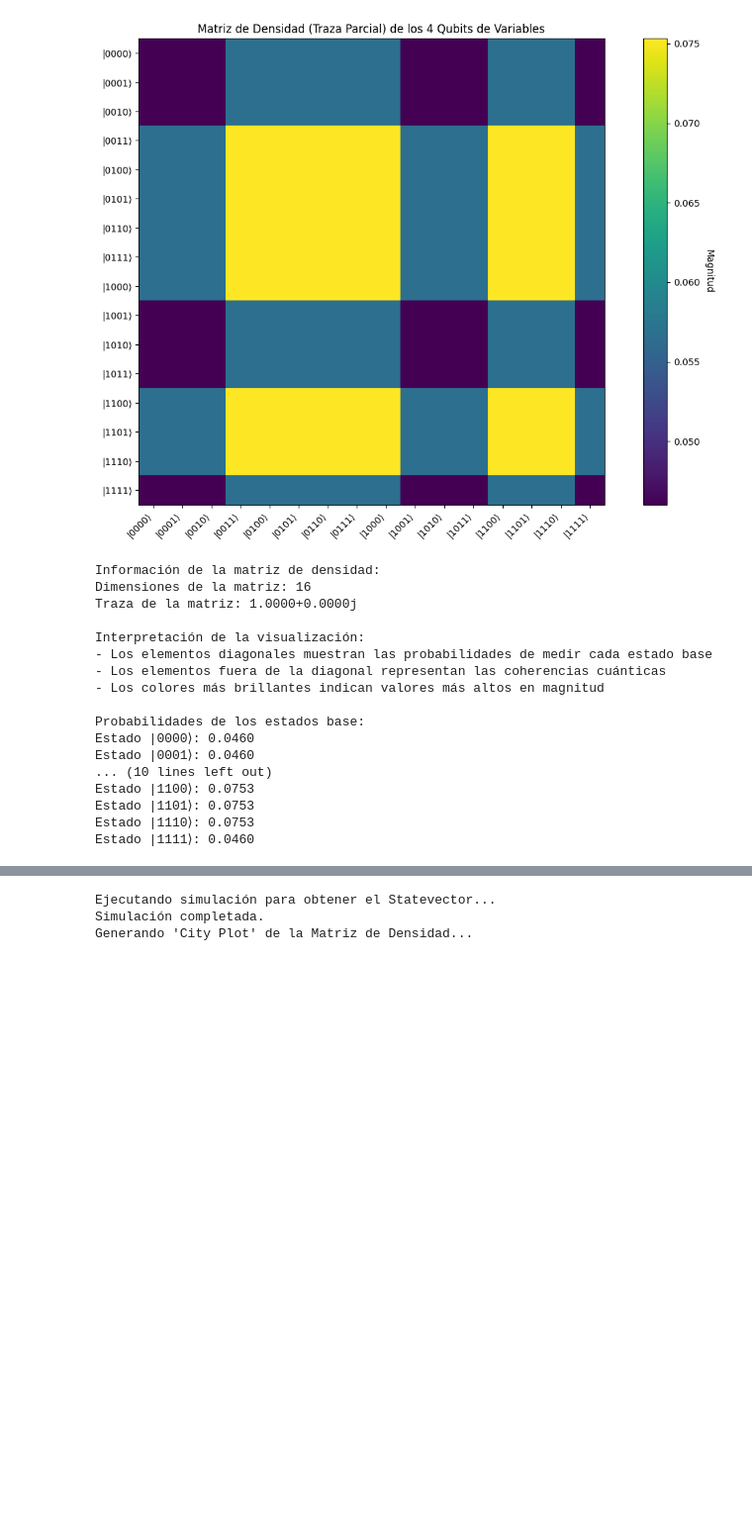
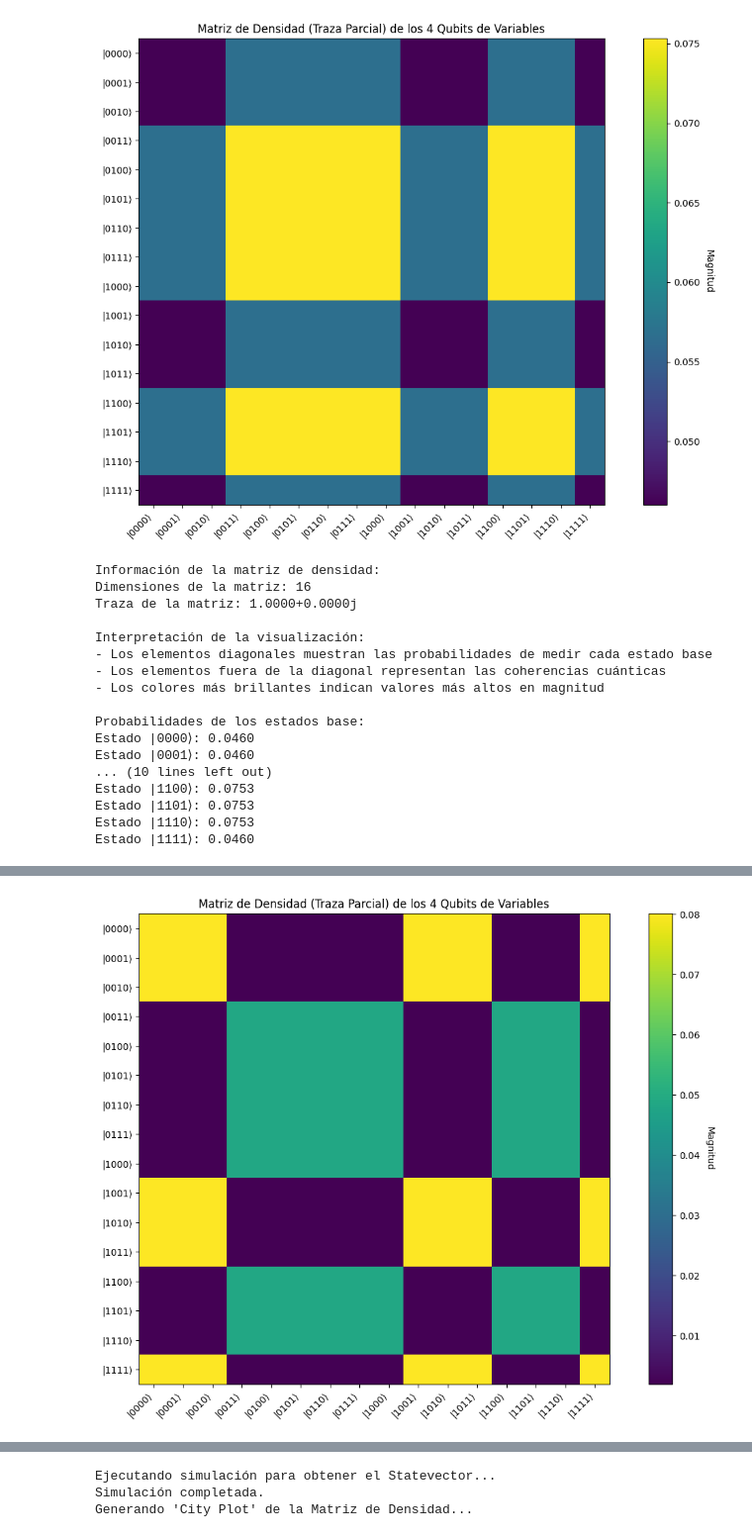
Before and after one commit to Stivenalp/Algoritmo-de-grover, a Jupyter notebook: algoritmo_tesis_mitc_3SAT.ipynb, the cells around one changed output, grey strips where cells are left out. Shown at 99% size. Saved outputs shown, nothing was run; the diff lists cells and outputs as text; code cells hidden in the pictures; blank space fills up the shorter version.

```diff
--- a/algoritmo_tesis_mitc_3SAT.ipynb
+++ b/algoritmo_tesis_mitc_3SAT.ipynb
@@ -562,0 +568,84 @@ Estado |1111⟩: 0.0460
+# %%
+# Crear una copia del circuito de Grover y prepararla para la simulación de estado ---
+grover_for_sv = grover_circuit.remove_final_measurements(inplace=False)
+
+# AÑADIMOS LA INSTRUCCIÓN CLAVE:
+grover_for_sv.save_statevector()
+
+#  2. Configurar el simulador y ejecutar
+backend_sv = AerSimulator(method='statevector')
+transpiled_sv_circuit = transpile(grover_for_sv, backend_sv)
+
+print("Ejecutando simulación para obtener el Statevector...")
+job_sv = backend_sv.run(transpiled_sv_circuit)
+result_sv = job_sv.result()
+
+# 3. Obtener el vector de estado y la matriz de densidad ---
+final_statevector = result_sv.get_statevector()
+# Creamos la matriz de densidad
+state_dm = DensityMatrix(final_statevector)
+
+#  Dibujar la City Plot
+print("Generando City Plot de la Matriz de Densidad Final...")
+
+# Filtramos los qubits para visualizar solo los de las variables
+qubits_to_keep = list(range(n_vars_3sat))
+qubits_to_trace = list(range(n_vars_3sat, grover_for_sv.num_qubits))
+
+# Realizamos la traza parcial sobre los qubits que no queremos visualizar
+partial_dm = partial_trace(state_dm, qubits_to_trace)
+
+# Configuración específica de matplotlib
+plt.clf()
+plt.close('all')
+
+# Obtener los datos de la matriz
+matrix_data = partial_dm.data
+matrix_size = matrix_data.shape[0]
+
+# Crear nueva figura con subplots
+fig, ax = plt.subplots(figsize=(12, 8))
+
+# Crear el mapa de calor
+im = ax.imshow(np.abs(matrix_data), cmap='viridis')
+
+# Configurar etiquetas de ejes
+ax.set_xticks(range(matrix_size))
+ax.set_yticks(range(matrix_size))
+ax.set_xticklabels([f'|{format(i, f"0{n_vars_3sat}b")}⟩' for i in range(matrix_size)])
+ax.set_yticklabels([f'|{format(i, f"0{n_vars_3sat}b")}⟩' for i in range(matrix_size)])
+
+# Rotar las etiquetas para mejor visualización
+plt.setp(ax.get_xticklabels(), rotation=45, ha='right')
+plt.setp(ax.get_yticklabels(), rotation=0)
+
+# Agregar barra de color
+cbar = plt.colorbar(im)
+cbar.set_label('Magnitud', rotation=270, labelpad=15)
+
+# Título
+plt.title(f"Matriz de Densidad (Traza Parcial) de los {n_vars_3sat} Qubits de Variables")
+
+# Ajustar el layout
+plt.tight_layout()
+
+# Mostrar
+plt.show()
+
+# Imprimir información
+print("\nInformación de la matriz de densidad:")
+print(f"Dimensiones de la matriz: {partial_dm.dim}")
+print(f"Traza de la matriz: {np.trace(partial_dm.data):.4f}")
+
+print("\nInterpretación de la visualización:")
+print("- Los elementos diagonales muestran las probabilidades de medir cada estado base")
+print("- Los elementos fuera de la diagonal representan las coherencias cuánticas")
+print("- Los colores más brillantes indican valores más altos en magnitud")
+
+# Mostrar las probabilidades de los estados base
+probs = np.real(np.diag(partial_dm.data))
+print("\nProbabilidades de los estados base:")
+for i, prob in enumerate(probs):
+    if prob > 0.01:  # Solo mostrar probabilidades significativas
+        print(f"Estado |{format(i, f'0{n_vars_3sat}b')}⟩: {prob:.4f}")
+# %% [output]
@@ -562,0 +654 @@ Estado |1111⟩: 0.0460
+[figure, added]
```
Also changed, not shown: parts of 12 cells of this notebook.
